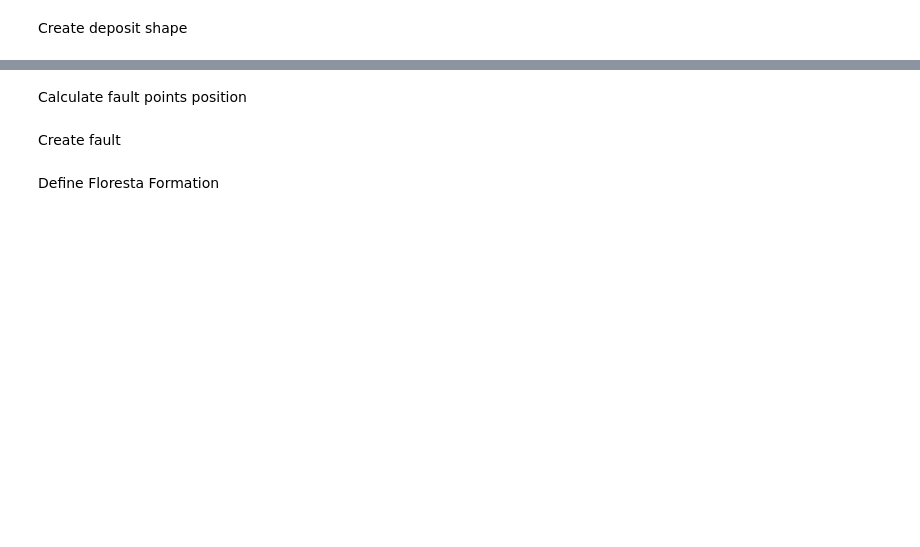
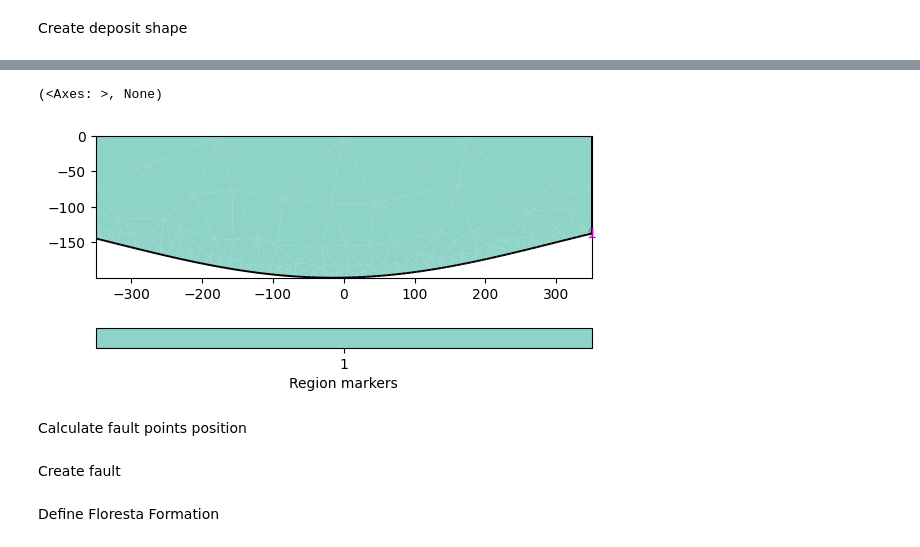
Before and after one commit to jcmefra/Aguas_Vichy, a Jupyter notebook: Modelling_complex.ipynb, the cells around one changed output, grey strips where cells are left out. Saved outputs shown, nothing was run; the diff lists cells and outputs as text; code cells hidden in the pictures; blank space fills up the shorter version.

```diff
--- a/Modelling_complex.ipynb
+++ b/Modelling_complex.ipynb
@@ -26,3 +29,9 @@ world += concave_shape
+# %%
+geom = deposit
+pg.show(geom)
+# %% [output]
+(<Axes: >, None)
+[figure, added]
 # %% [markdown]
 Calculate fault points position
 # %%
```
Also changed, not shown: parts of 15 cells of this notebook, 1 other file.
